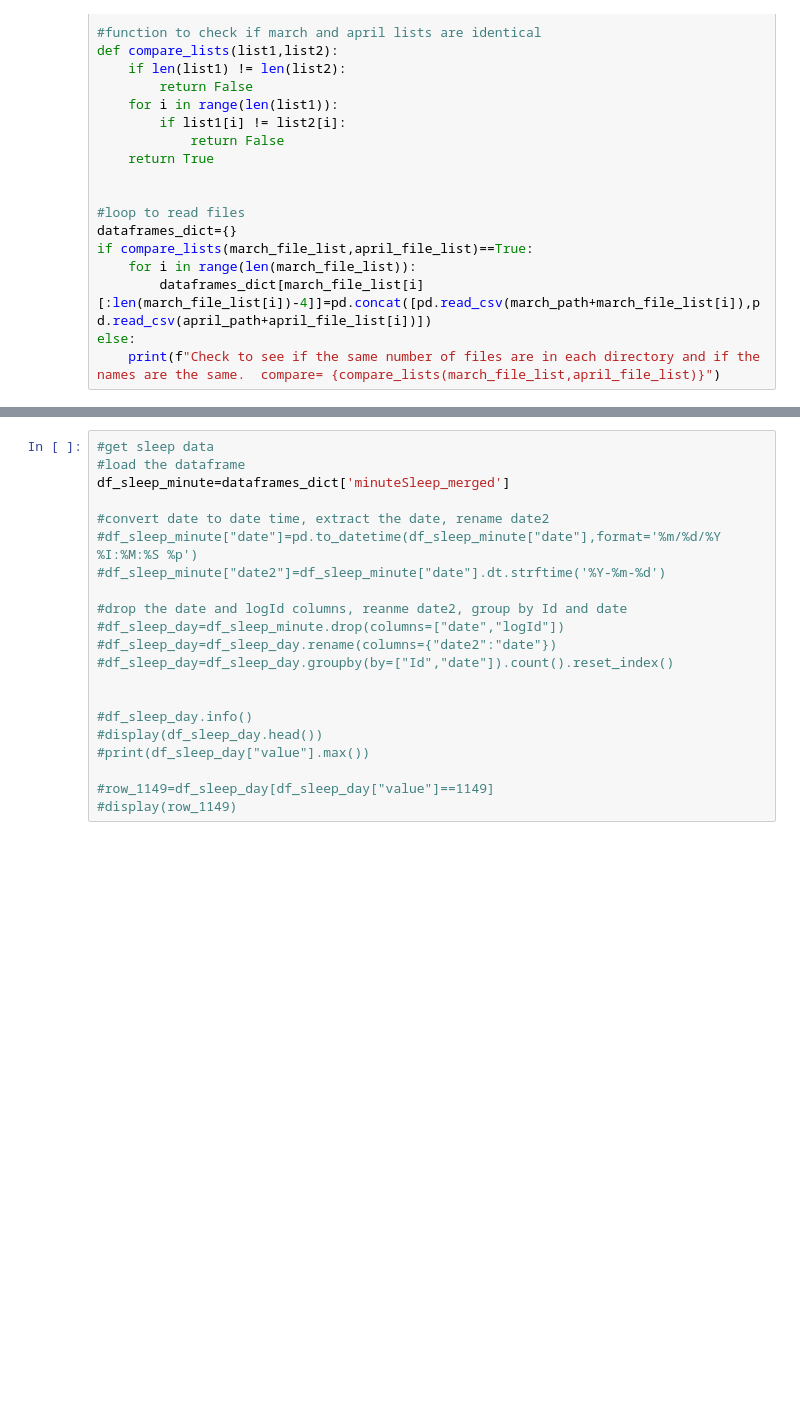
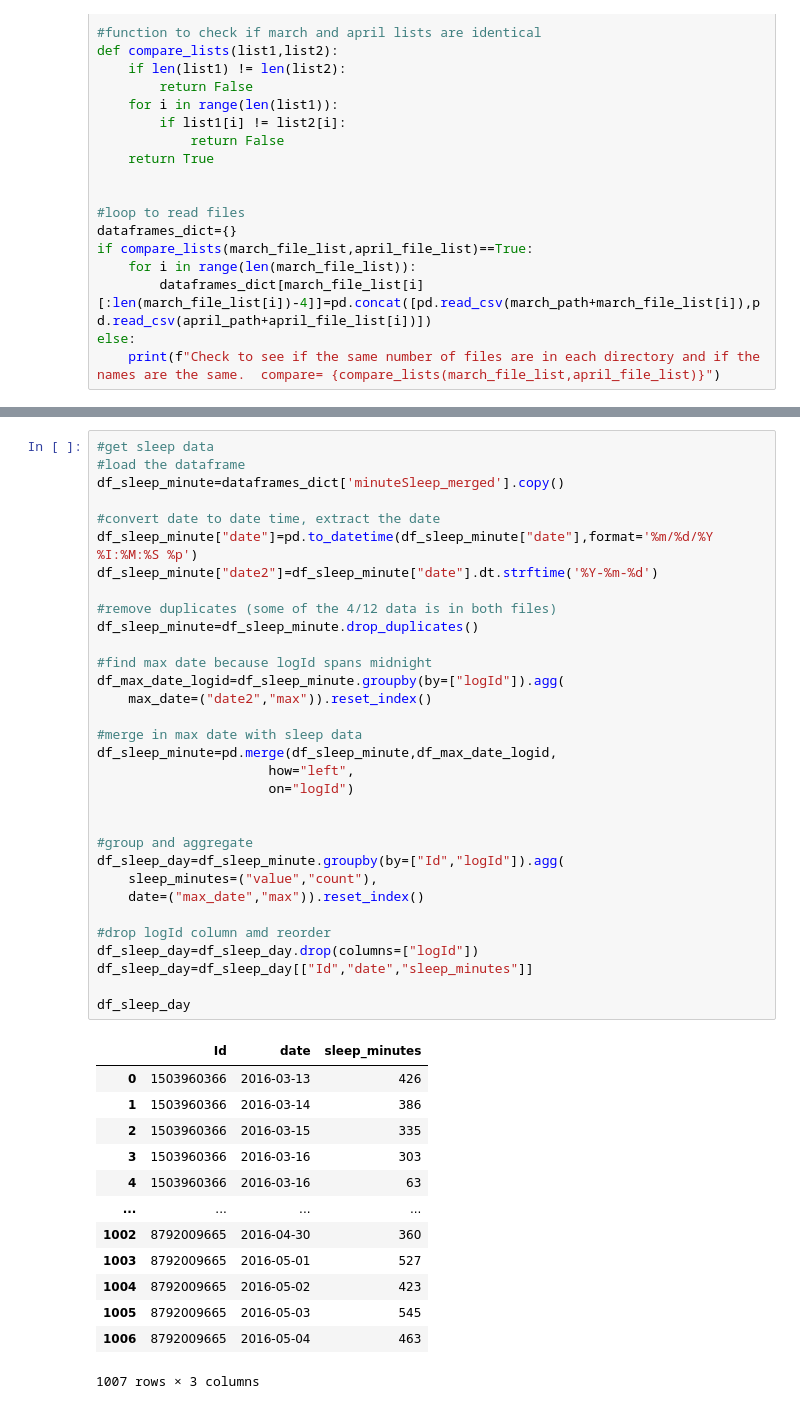
Before and after one commit to kashif45z2003/fitness_eda_Project, a Jupyter notebook: q2_sleep_impact.ipynb, the cells around one changed output, grey strips where cells are left out. Saved outputs shown, nothing was run; the diff lists cells and outputs as text; blank space fills up the shorter version.

```diff
--- a/q2_sleep_impact.ipynb
+++ b/q2_sleep_impact.ipynb
@@ -102,24 +74,49 @@ memory usage: 39.7+ KB
 # %%
 #get sleep data
 #load the dataframe
-df_sleep_minute=dataframes_dict['minuteSleep_merged']
+df_sleep_minute=dataframes_dict['minuteSleep_merged'].copy()
 
-#convert date to date time, extract the date, rename date2
-#df_sleep_minute["date"]=pd.to_datetime(df_sleep_minute["date"],format='%m/%d/%Y %I:%M:%S %p')
-#df_sleep_minute["date2"]=df_sleep_minute["date"].dt.strftime('%Y-%m-%d')
+#convert date to date time, extract the date
+df_sleep_minute["date"]=pd.to_datetime(df_sleep_minute["date"],format='%m/%d/%Y %I:%M:%S %p')
+df_sleep_minute["date2"]=df_sleep_minute["date"].dt.strftime('%Y-%m-%d')
 
-#drop the date and logId columns, reanme date2, group by Id and date
-#df_sleep_day=df_sleep_minute.drop(columns=["date","logId"])
-#df_sleep_day=df_sleep_day.rename(columns={"date2":"date"})
-#df_sleep_day=df_sleep_day.groupby(by=["Id","date"]).count().reset_index()
+#remove duplicates (some of the 4/12 data is in both files)
+df_sleep_minute=df_sleep_minute.drop_duplicates()
+
+#find max date because logId spans midnight
+df_max_date_logid=df_sleep_minute.groupby(by=["logId"]).agg(
+    max_date=("date2","max")).reset_index()
+
+#merge in max date with sleep data
+df_sleep_minute=pd.merge(df_sleep_minute,df_max_date_logid,
+                      how="left",
+                      on="logId")
 
 
-#df_sleep_day.info()
-#display(df_sleep_day.head())
-#print(df_sleep_day["value"].max())
+#group and aggregate
+df_sleep_day=df_sleep_minute.groupby(by=["Id","logId"]).agg(
+    sleep_minutes=("value","count"),
+    date=("max_date","max")).reset_index()
 
-#row_1149=df_sleep_day[df_sleep_day["value"]==1149]
-#display(row_1149)
+#drop logId column amd reorder
+df_sleep_day=df_sleep_day.drop(columns=["logId"])
+df_sleep_day=df_sleep_day[["Id","date","sleep_minutes"]]
+
+df_sleep_day
+# %% [output]
+|  | Id | date | sleep_minutes |
+| 0 | 1503960366 | 2016-03-13 | 426 |
+| 1 | 1503960366 | 2016-03-14 | 386 |
+| 2 | 1503960366 | 2016-03-15 | 335 |
+| 3 | 1503960366 | 2016-03-16 | 303 |
+| 4 | 1503960366 | 2016-03-16 | 63 |
+| ... | ... | ... | ... |
+| 1002 | 8792009665 | 2016-04-30 | 360 |
+| 1003 | 8792009665 | 2016-05-01 | 527 |
+| 1004 | 8792009665 | 2016-05-02 | 423 |
+| 1005 | 8792009665 | 2016-05-03 | 545 |
+| 1006 | 8792009665 | 2016-05-04 | 463 |
+1007 rows × 3 columns
 # %%
 #merge intensity and sleep data
 df_intensity_sleep_day=pd.merge(df_intensity_day,df_sleep_day,
```
Also changed, not shown: parts of 10 cells of this notebook.
